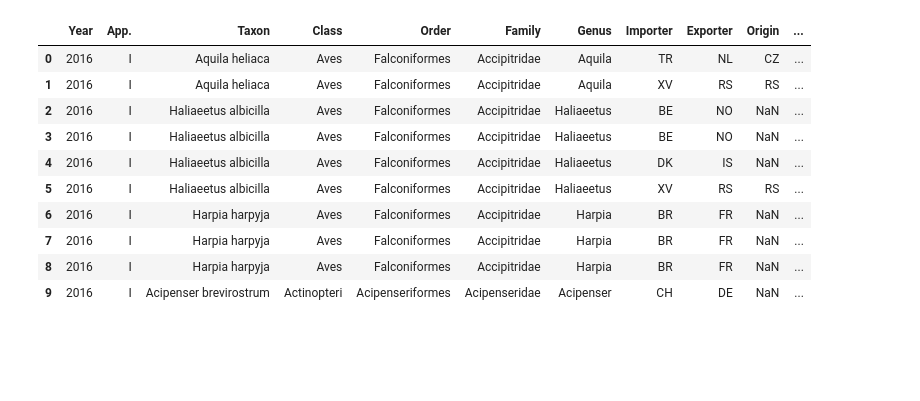
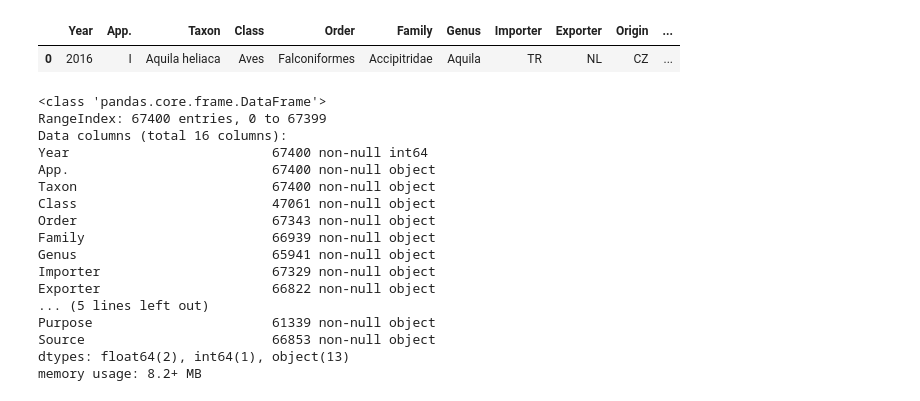
Before and after one commit to EliseLinker/wildlifeproject1, a Jupyter notebook: WildlifeProject.ipynb, the cells around one changed output. Drawn from its saved outputs; the diff is of its cells as text; code cells hidden in the pictures; blank space fills up the shorter version.

```diff
--- a/WildlifeProject.ipynb
+++ b/WildlifeProject.ipynb
@@ -7,16 +8,30 @@ import matplotlib.pyplot as plt
 # %%
 csvpath = os.path.join('WildLifeTrade2016-2017.csv')
 wtrade_df = pd.read_csv(csvpath)
-wtrade_df.head(10)
+#Set kwards for diagrams
+kwargs_figs = {'figsize': (12, 6), 'fontsize': 16}
+wtrade_df.head(1)
 # %% [output]
 |  | Year | App. | Taxon | Class | Order | Family | Genus | Importer | Exporter | Origin | ... |
 | 0 | 2016 | I | Aquila heliaca | Aves | Falconiformes | Accipitridae | Aquila | TR | NL | CZ | ... |
-| 1 | 2016 | I | Aquila heliaca | Aves | Falconiformes | Accipitridae | Aquila | XV | RS | RS | ... |
-| 2 | 2016 | I | Haliaeetus albicilla | Aves | Falconiformes | Accipitridae | Haliaeetus | BE | NO | NaN | ... |
-| 3 | 2016 | I | Haliaeetus albicilla | Aves | Falconiformes | Accipitridae | Haliaeetus | BE | NO | NaN | ... |
-| 4 | 2016 | I | Haliaeetus albicilla | Aves | Falconiformes | Accipitridae | Haliaeetus | DK | IS | NaN | ... |
-| 5 | 2016 | I | Haliaeetus albicilla | Aves | Falconiformes | Accipitridae | Haliaeetus | XV | RS | RS | ... |
-| 6 | 2016 | I | Harpia harpyja | Aves | Falconiformes | Accipitridae | Harpia | BR | FR | NaN | ... |
-| 7 | 2016 | I | Harpia harpyja | Aves | Falconiformes | Accipitridae | Harpia | BR | FR | NaN | ... |
-| 8 | 2016 | I | Harpia harpyja | Aves | Falconiformes | Accipitridae | Harpia | BR | FR | NaN | ... |
-| 9 | 2016 | I | Acipenser brevirostrum | Actinopteri | Acipenseriformes | Acipenseridae | Acipenser | CH | DE | NaN | ... |
+# %%
+#Visualizing Data
+wtrade_df.info()
+# %% [output]
+<class 'pandas.core.frame.DataFrame'>
+RangeIndex: 67400 entries, 0 to 67399
+Data columns (total 16 columns):
+Year                          67400 non-null int64
+App.                          67400 non-null object
+Taxon                         67400 non-null object
+Class                         47061 non-null object
+Order                         67343 non-null object
+Family                        66939 non-null object
+Genus                         65941 non-null object
+Importer                      67329 non-null object
+Exporter                      66822 non-null object
+... (5 lines left out)
+Purpose                       61339 non-null object
+Source                        66853 non-null object
+dtypes: float64(2), int64(1), object(13)
+memory usage: 8.2+ MB
```
Also changed, not shown: parts of 32 cells of this notebook.
